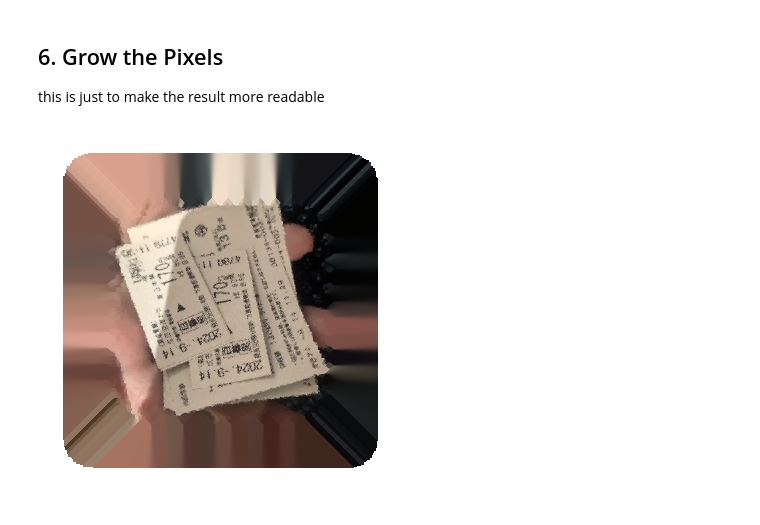
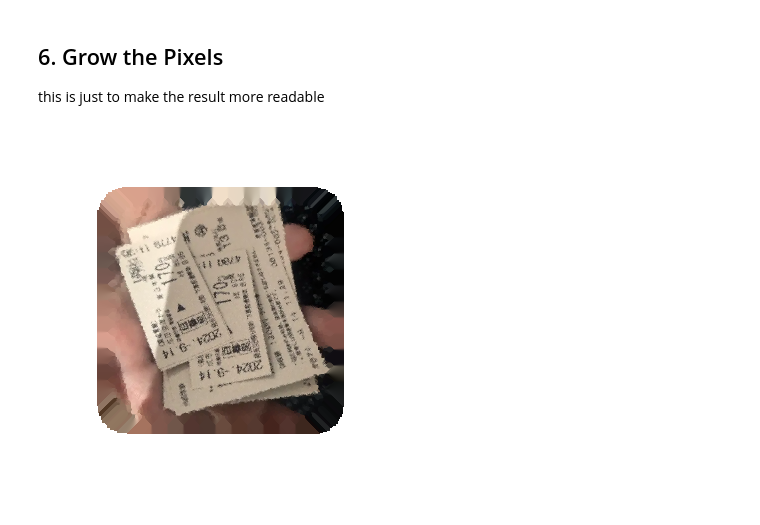
Before and after one commit to KoKuToru/de-pixelate_gaV-O6NPWrI, a Jupyter notebook: example/mosaic-nearest.ipynb, the cells around one changed output. Drawn from its saved outputs; the diff is of its cells as text; code cells hidden in the pictures.

```diff
--- a/example/mosaic-nearest.ipynb
+++ b/example/mosaic-nearest.ipynb
@@ -156,14 +159,14 @@ this is just to make the result more readable
 # %%
 frame_grown = frame_accumulated.clone()
 
-for _ in range(50):
+for _ in range(CHUNK_SIZE):
   c = frame_grown[:, -1:] == 0
   x = F.avg_pool2d(frame_grown, 3, 1, 1, False, False, 1)
   frame_grown += c.float() * x
 
 frame_grown = frame_grown / frame_grown[:, -1:]
 frame_grown[~torch.isfinite(frame_grown)] = 0.0
 
 TF.to_pil_image(frame_grown[0])
 # %% [output]
-[figure, old version]
+[figure, new version]
```
Also changed, not shown: parts of 1 cell of this notebook, 2 other files.
